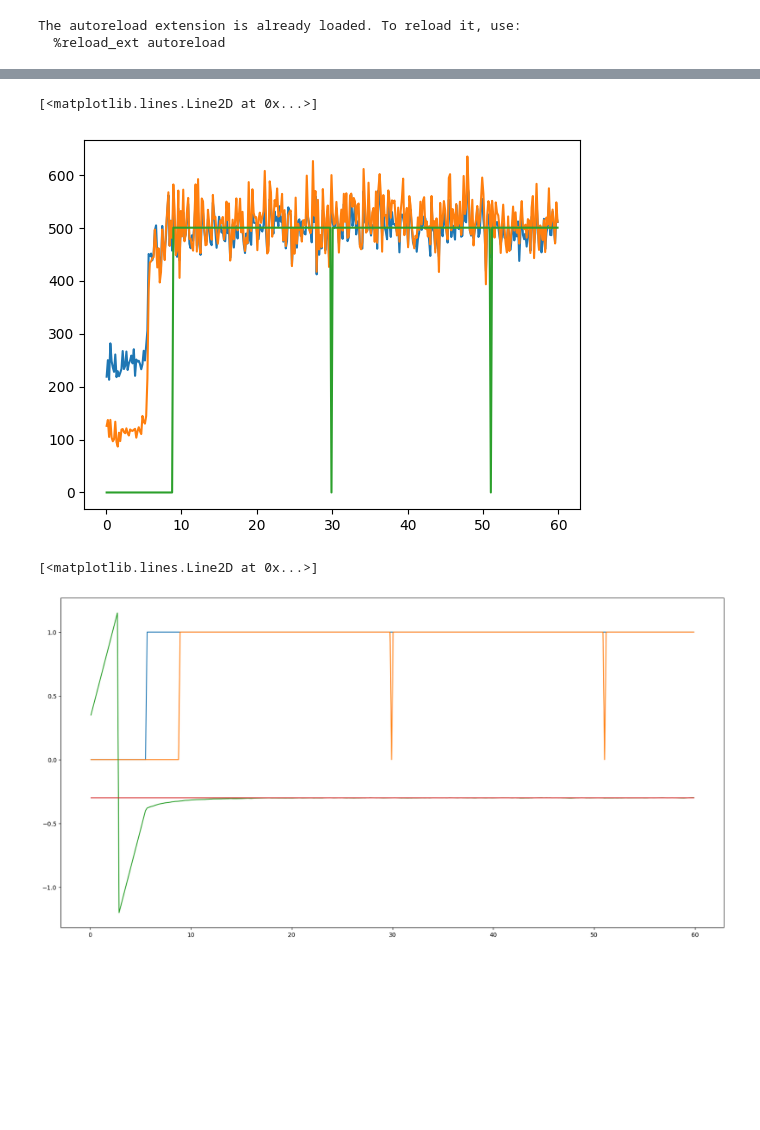
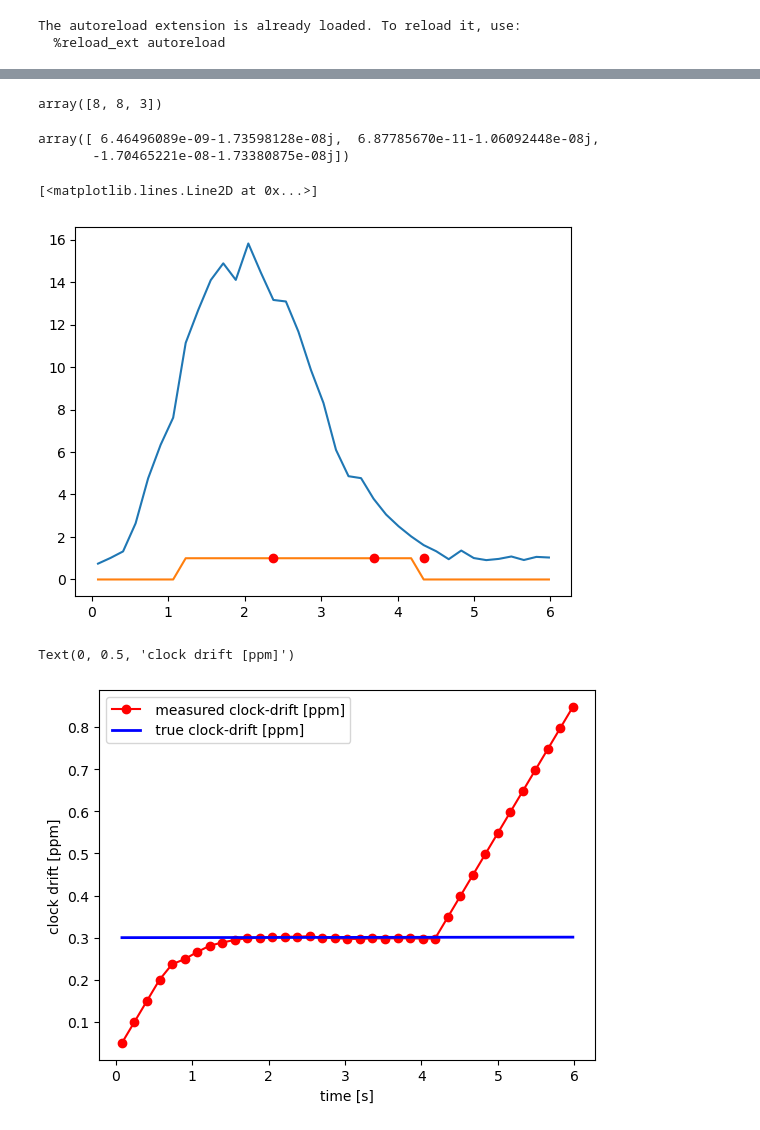
Before and after one commit to lusee-night/notebooks, a Jupyter notebook: calibrator/quantization.ipynb, the cells around one changed output, grey strips where cells are left out. Saved outputs shown, nothing was run; the diff lists cells and outputs as text; code cells hidden in the pictures; blank space fills up the shorter version.

```diff
--- a/calibrator/quantization.ipynb
+++ b/calibrator/quantization.ipynb
@@ -18,11 +18,18 @@ Asfix=np.load('Asfix.npy')
 Ns=np.load('Ns.npy')
 kar = np.load('kar.npy')
 # %%
-comb=Comb(kar,response=2*Asfix, noise=Ns)
-C = Calibrator(comb, alpha=-0.3, add_noise=True)
-C.analyze_data(alpha_start=+0.3,tmax=60)
+np.random.seed(122)
+comb=Comb(kar,response=Asfix, noise=Ns)
+C = Calibrator(comb, alpha=+0.3, dalpha_dt = 0.0002, add_noise=True, export='bethe', sA=2.0, sc=2, ssig=1.3)
+C.analyze_data(alpha_start=+0.0,tmax=6)
 C.cross_correlate()
 res = C.results
+
+#comb=Comb(kar,response=2*Asfix, noise=Ns)
+#C = Calibrator(comb, alpha=-0.3, add_noise=True)
+#C.analyze_data(alpha_start=+0.3,tmax=60)
+#C.cross_correlate()
+#res2 = C.results
 
 
 
@@ -33,19 +66,34 @@ Non zero weights 243
+# %%
+
+res['stage3_Nacc']
+# %% [output]
+array([8, 8, 3])
+# %%
+res['stage3'][:,0]
+# %% [output]
+array([ 6.46496089e-09-1.73598128e-08j,  6.87785670e-11-1.06092448e-08j,
+       -1.70465221e-08-1.73380875e-08j])
 # %%
 plt.plot (t, res['SNR2'])
-plt.plot (t, res['SNR2alt']*115)
-plt.plot (t, res['detect3']*500)
+#plt.plot (t, res2['SNR2'])
+
+plt.plot (t, res['detect3'])
+plt.plot(res['stage3_time'],np.ones(len(res['stage3_time'])),'ro')
 # %% [output]
 [<matplotlib.lines.Line2D at 0x...>]
-[figure, old version]
+[figure, new version]
 # %%
-plt.figure(figsize=(20,10))
+#plt.figure(figsize=(20,10))
 t = res['t']
-plt.plot(t,res['detect']>0)
-plt.plot(t,res['detect3'])
-plt.plot(t,res['alphadet'])
-plt.plot(t,-res['alpha'])
+#plt.plot(t,res['detect']>0)
+#plt.plot(t,res['detect3'])
+plt.plot(t,res['alphadet'],'ro-', label=' measured clock-drift [ppm]')
+plt.plot(t,-res['alpha'],'b-',lw=2, label=' true clock-drift [ppm]')
+plt.legend()
+plt.xlabel('time [s]')
+plt.ylabel('clock drift [ppm]')
 #plt.xlim(250,500)
 # %% [output]
-[<matplotlib.lines.Line2D at 0x...>]
+Text(0, 0.5, 'clock drift [ppm]')
-[figure, old version]
+[figure, new version]
 # %%
```
Also changed, not shown: parts of 13 cells of this notebook, 3 other files.
